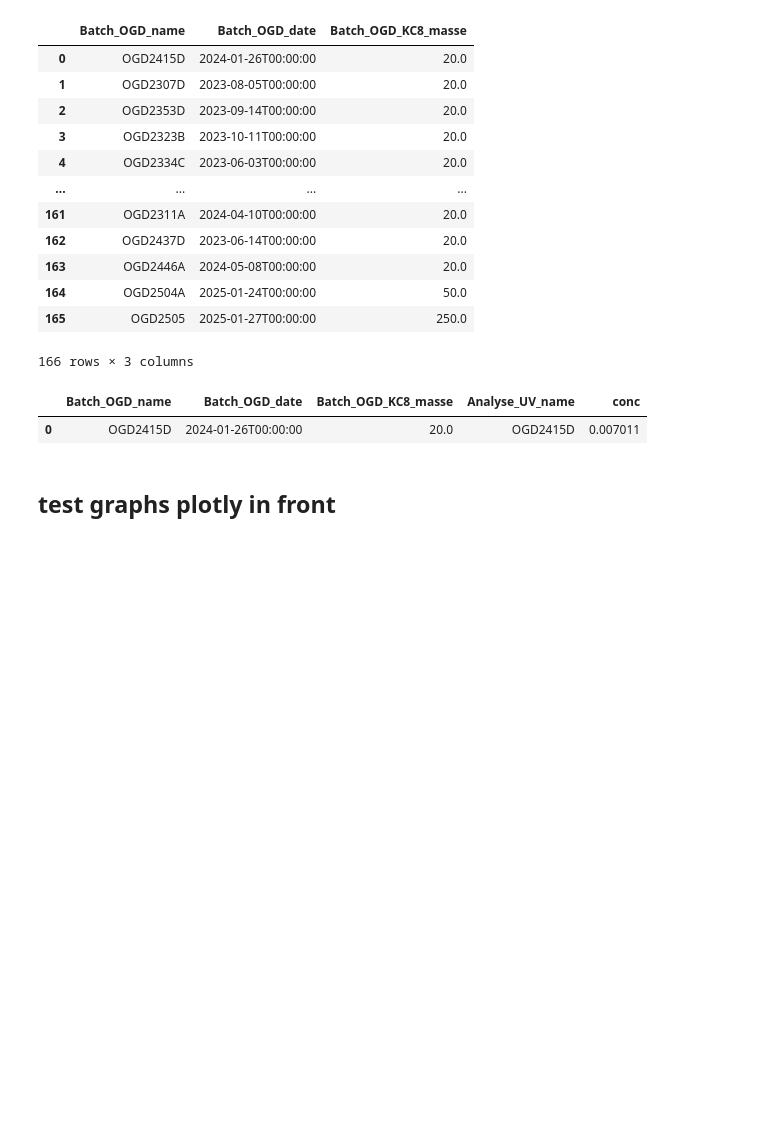
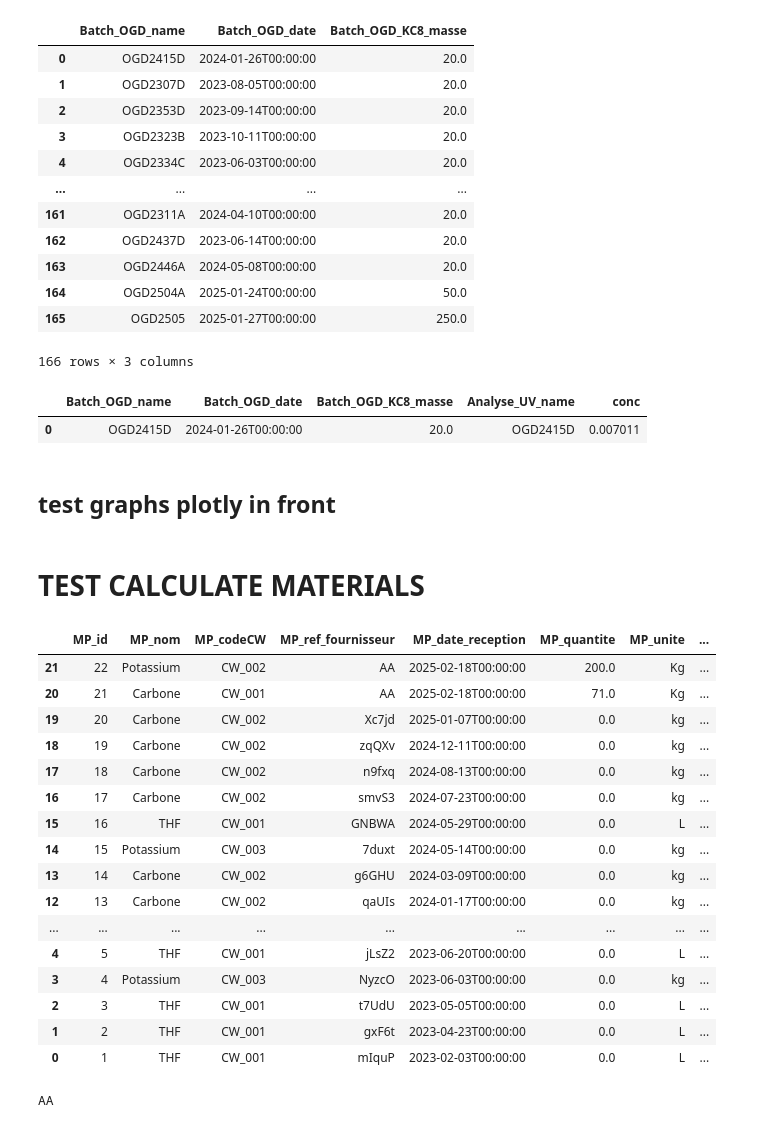
Before and after one commit to RCaz33/Digital_production-line, a Jupyter notebook: test_api.ipynb, the cells around one changed output. Saved outputs shown, nothing was run; the diff lists cells and outputs as text; code cells hidden in the pictures; blank space fills up the shorter version.

```diff
--- a/test_api.ipynb
+++ b/test_api.ipynb
@@ -289,0 +296,28 @@ graphJSON = json.dumps(fig, cls=plotly.utils.PlotlyJSONEncoder)
+# %% [markdown]
+# TEST CALCULATE MATERIALS
+# %%
+response = requests.get(f'http://127.0.0.1:8000/matieres_premieres/')
+pd.DataFrame(response.json())[::-1]
+# %% [output]
+|  | MP_id | MP_nom | MP_codeCW | MP_ref_fournisseur | MP_date_reception | MP_quantite | MP_unite | ... |
+| 21 | 22 | Potassium | CW_002 | AA | 2025-02-18T00:00:00 | 200.0 | Kg | ... |
+| 20 | 21 | Carbone | CW_001 | AA | 2025-02-18T00:00:00 | 71.0 | Kg | ... |
+| 19 | 20 | Carbone | CW_002 | Xc7jd | 2025-01-07T00:00:00 | 0.0 | kg | ... |
+| 18 | 19 | Carbone | CW_002 | zqQXv | 2024-12-11T00:00:00 | 0.0 | kg | ... |
+| 17 | 18 | Carbone | CW_002 | n9fxq | 2024-08-13T00:00:00 | 0.0 | kg | ... |
+| 16 | 17 | Carbone | CW_002 | smvS3 | 2024-07-23T00:00:00 | 0.0 | kg | ... |
+| 15 | 16 | THF | CW_001 | GNBWA | 2024-05-29T00:00:00 | 0.0 | L | ... |
+| 14 | 15 | Potassium | CW_003 | 7duxt | 2024-05-14T00:00:00 | 0.0 | kg | ... |
+| 13 | 14 | Carbone | CW_002 | g6GHU | 2024-03-09T00:00:00 | 0.0 | kg | ... |
+| 12 | 13 | Carbone | CW_002 | qaUIs | 2024-01-17T00:00:00 | 0.0 | kg | ... |
+| ... | ... | ... | ... | ... | ... | ... | ... | ... |
+| 4 | 5 | THF | CW_001 | jLsZ2 | 2023-06-20T00:00:00 | 0.0 | L | ... |
+| 3 | 4 | Potassium | CW_003 | NyzcO | 2023-06-03T00:00:00 | 0.0 | kg | ... |
+| 2 | 3 | THF | CW_001 | t7UdU | 2023-05-05T00:00:00 | 0.0 | L | ... |
+| 1 | 2 | THF | CW_001 | gxF6t | 2023-04-23T00:00:00 | 0.0 | L | ... |
+| 0 | 1 | THF | CW_001 | mIquP | 2023-02-03T00:00:00 | 0.0 | L | ... |
+# %%
+data={'Batch_KC8_name': 'K2450', 'Batch_KC8_date': '2025-02-18T00:00:00', 'Batch_KC8_Technicien': 'FB', 'Batch_KC8_K_batch': 'AA', 'Batch_KC8_C_batch': 'AA', 'Batch_KC8_masse': '100', 'Batch_KC8_Temperature': '50', 'Batch_KC8_Agitation': '250', 'Batch_KC8_heure_debut': '2025-02-18T08:30:00', 'Batch_KC8_heure_fin': None, 'Batch_KC8_room_HR': '0.09', 'Batch_KC8_room_T': '25', 'Batch_KC8_Stock': '100', 'Batch_KC8_Analyses': 'None'}
+print(data['Batch_KC8_K_batch'])
+# %% [output]
+AA
```
Also changed, not shown: parts of 10 cells of this notebook, 5 other files.
